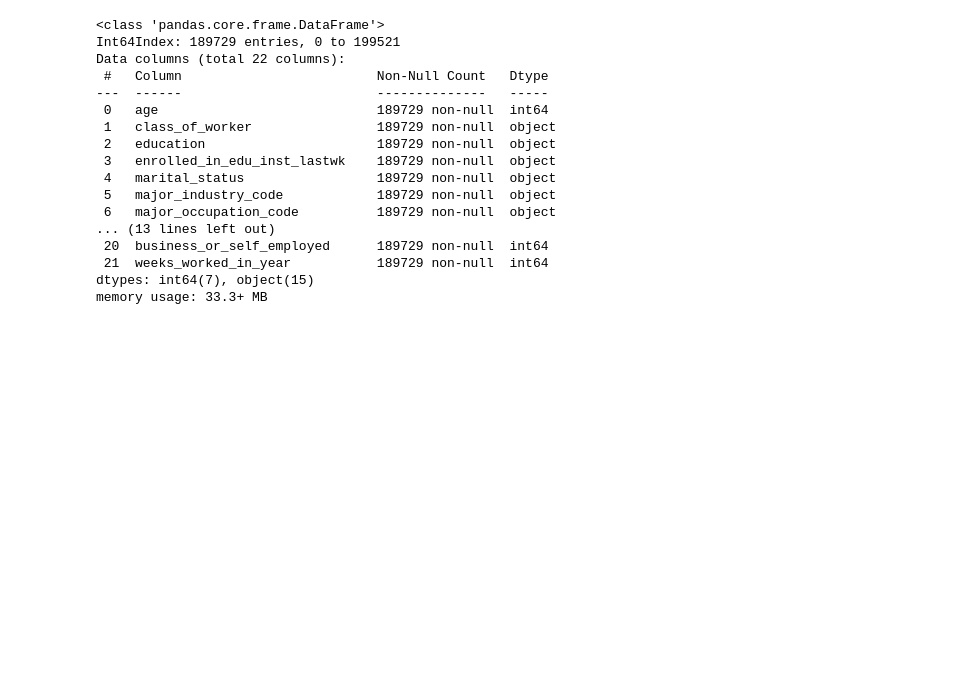
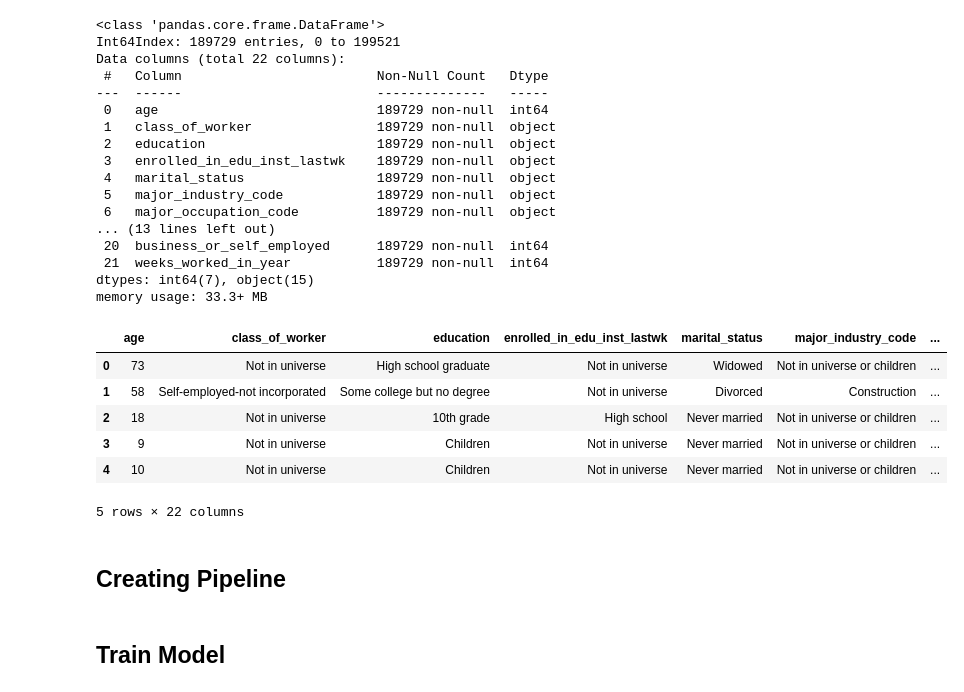
Before and after one commit to tt0507/Mini-Project, a Jupyter notebook: income_distribution/income_distribution.ipynb, the cells around one changed output. Saved outputs shown, nothing was run; the diff lists cells and outputs as text; code cells hidden in the pictures; blank space fills up the shorter version.

```diff
--- a/income_distribution/income_distribution.ipynb
+++ b/income_distribution/income_distribution.ipynb
@@ -191,3 +191,15 @@ Data columns (total 22 columns):
  21  weeks_worked_in_year           189729 non-null  int64
 dtypes: int64(7), object(15)
 memory usage: 33.3+ MB
+# %%
+filtered_data.head()
+# %% [output]
+|  | age | class_of_worker | education | enrolled_in_edu_inst_lastwk | marital_status | major_industry_code | ... |
+| 0 | 73 | Not in universe | High school graduate | Not in universe | Widowed | Not in universe or children | ... |
+| 1 | 58 | Self-employed-not incorporated | Some college but no degree | Not in universe | Divorced | Construction | ... |
+| 2 | 18 | Not in universe | 10th grade | High school | Never married | Not in universe or children | ... |
+| 3 | 9 | Not in universe | Children | Not in universe | Never married | Not in universe or children | ... |
+| 4 | 10 | Not in universe | Children | Not in universe | Never married | Not in universe or children | ... |
+5 rows × 22 columns
+# %% [markdown]
+## Creating Pipeline
@@ -193,0 +236,2 @@ memory usage: 33.3+ MB
+# %% [markdown]
+## Train Model
```
Also changed, not shown: parts of 11 cells of this notebook.
